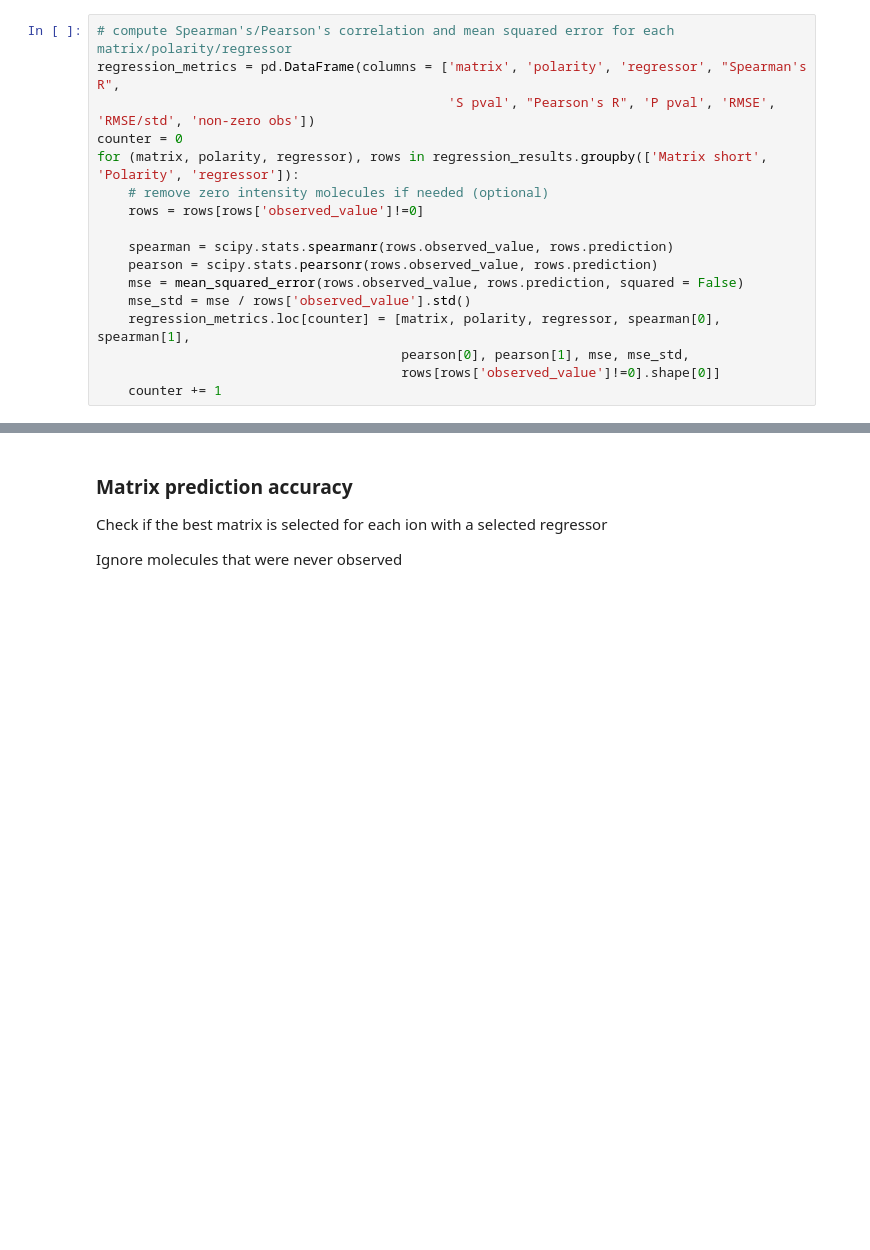
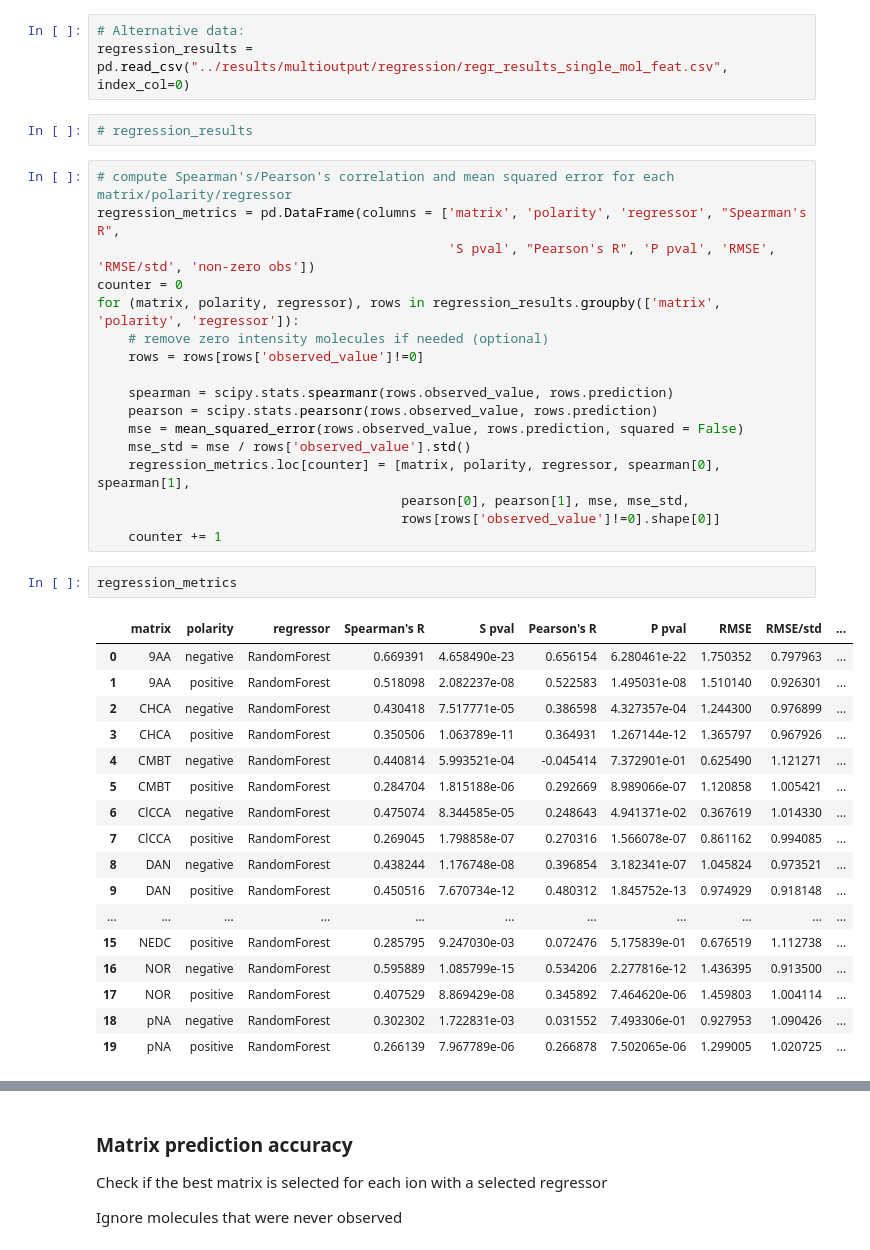
Before and after one commit to alexandrovteam/predicting-APMALDI-response, a Jupyter notebook: notebooks/evaluation.ipynb, the cells around one changed output, grey strips where cells are left out. Saved outputs shown, nothing was run; the diff lists cells and outputs as text; blank space fills up the shorter version.

```diff
--- a/notebooks/evaluation.ipynb
+++ b/notebooks/evaluation.ipynb
@@ -33,9 +19,14 @@ regression_results = regression_results.rename(columns={"pred_all_feat": "predic
+# %%
+# Alternative data:
+regression_results = pd.read_csv("../results/multioutput/regression/regr_results_single_mol_feat.csv", index_col=0)
+# %%
+# regression_results
 # %%
 # compute Spearman's/Pearson's correlation and mean squared error for each matrix/polarity/regressor
 regression_metrics = pd.DataFrame(columns = ['matrix', 'polarity', 'regressor', "Spearman's R",
                                              'S pval', "Pearson's R", 'P pval', 'RMSE', 'RMSE/std', 'non-zero obs'])
 counter = 0
-for (matrix, polarity, regressor), rows in regression_results.groupby(['Matrix short', 'Polarity', 'regressor']):
+for (matrix, polarity, regressor), rows in regression_results.groupby(['matrix', 'polarity', 'regressor']):
     # remove zero intensity molecules if needed (optional)
     rows = rows[rows['observed_value']!=0]
 
@@ -47,6 +38,26 @@ for (matrix, polarity, regressor), rows in regression_results.groupby(['Matrix s
                                        pearson[0], pearson[1], mse, mse_std,
                                        rows[rows['observed_value']!=0].shape[0]]
     counter += 1
+# %%
+regression_metrics
+# %% [output]
+|  | matrix | polarity | regressor | Spearman's R | S pval | Pearson's R | P pval | RMSE | RMSE/std | ... |
+| 0 | 9AA | negative | RandomForest | 0.669391 | 4.658490e-23 | 0.656154 | 6.280461e-22 | 1.750352 | 0.797963 | ... |
+| 1 | 9AA | positive | RandomForest | 0.518098 | 2.082237e-08 | 0.522583 | 1.495031e-08 | 1.510140 | 0.926301 | ... |
+| 2 | CHCA | negative | RandomForest | 0.430418 | 7.517771e-05 | 0.386598 | 4.327357e-04 | 1.244300 | 0.976899 | ... |
+| 3 | CHCA | positive | RandomForest | 0.350506 | 1.063789e-11 | 0.364931 | 1.267144e-12 | 1.365797 | 0.967926 | ... |
+| 4 | CMBT | negative | RandomForest | 0.440814 | 5.993521e-04 | -0.045414 | 7.372901e-01 | 0.625490 | 1.121271 | ... |
+| 5 | CMBT | positive | RandomForest | 0.284704 | 1.815188e-06 | 0.292669 | 8.989066e-07 | 1.120858 | 1.005421 | ... |
+| 6 | ClCCA | negative | RandomForest | 0.475074 | 8.344585e-05 | 0.248643 | 4.941371e-02 | 0.367619 | 1.014330 | ... |
+| 7 | ClCCA | positive | RandomForest | 0.269045 | 1.798858e-07 | 0.270316 | 1.566078e-07 | 0.861162 | 0.994085 | ... |
+| 8 | DAN | negative | RandomForest | 0.438244 | 1.176748e-08 | 0.396854 | 3.182341e-07 | 1.045824 | 0.973521 | ... |
+| 9 | DAN | positive | RandomForest | 0.450516 | 7.670734e-12 | 0.480312 | 1.845752e-13 | 0.974929 | 0.918148 | ... |
+| ... | ... | ... | ... | ... | ... | ... | ... | ... | ... | ... |
+| 15 | NEDC | positive | RandomForest | 0.285795 | 9.247030e-03 | 0.072476 | 5.175839e-01 | 0.676519 | 1.112738 | ... |
+| 16 | NOR | negative | RandomForest | 0.595889 | 1.085799e-15 | 0.534206 | 2.277816e-12 | 1.436395 | 0.913500 | ... |
+| 17 | NOR | positive | RandomForest | 0.407529 | 8.869429e-08 | 0.345892 | 7.464620e-06 | 1.459803 | 1.004114 | ... |
+| 18 | pNA | negative | RandomForest | 0.302302 | 1.722831e-03 | 0.031552 | 7.493306e-01 | 0.927953 | 1.090426 | ... |
+| 19 | pNA | positive | RandomForest | 0.266139 | 7.967789e-06 | 0.266878 | 7.502065e-06 | 1.299005 | 1.020725 | ... |
 # %%
 # select best regressor for each matrix/polarity combination
 best_RMSE = regression_metrics.loc[regression_metrics.groupby(['matrix', 'polarity'])["RMSE/std"].idxmin()]
```
Also changed, not shown: parts of 8 cells of this notebook, 2 other files.
